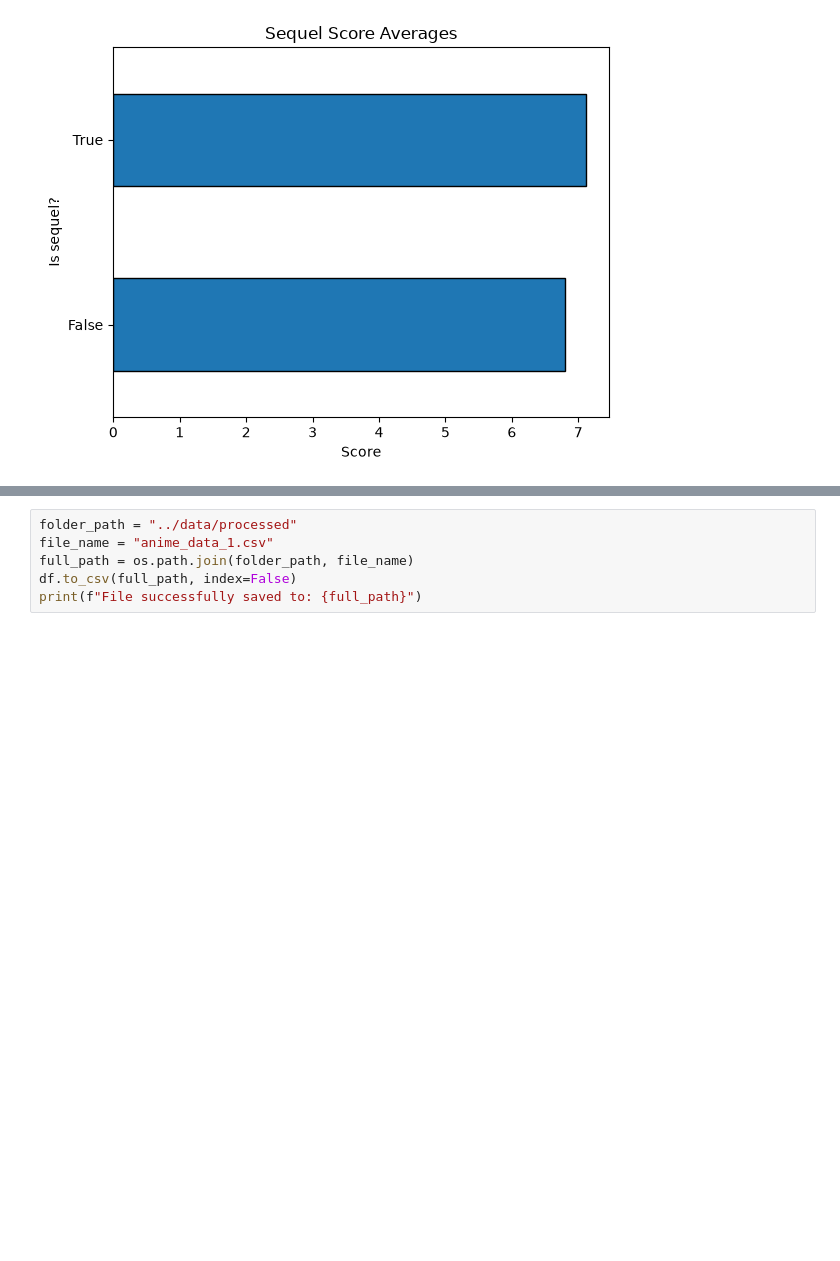
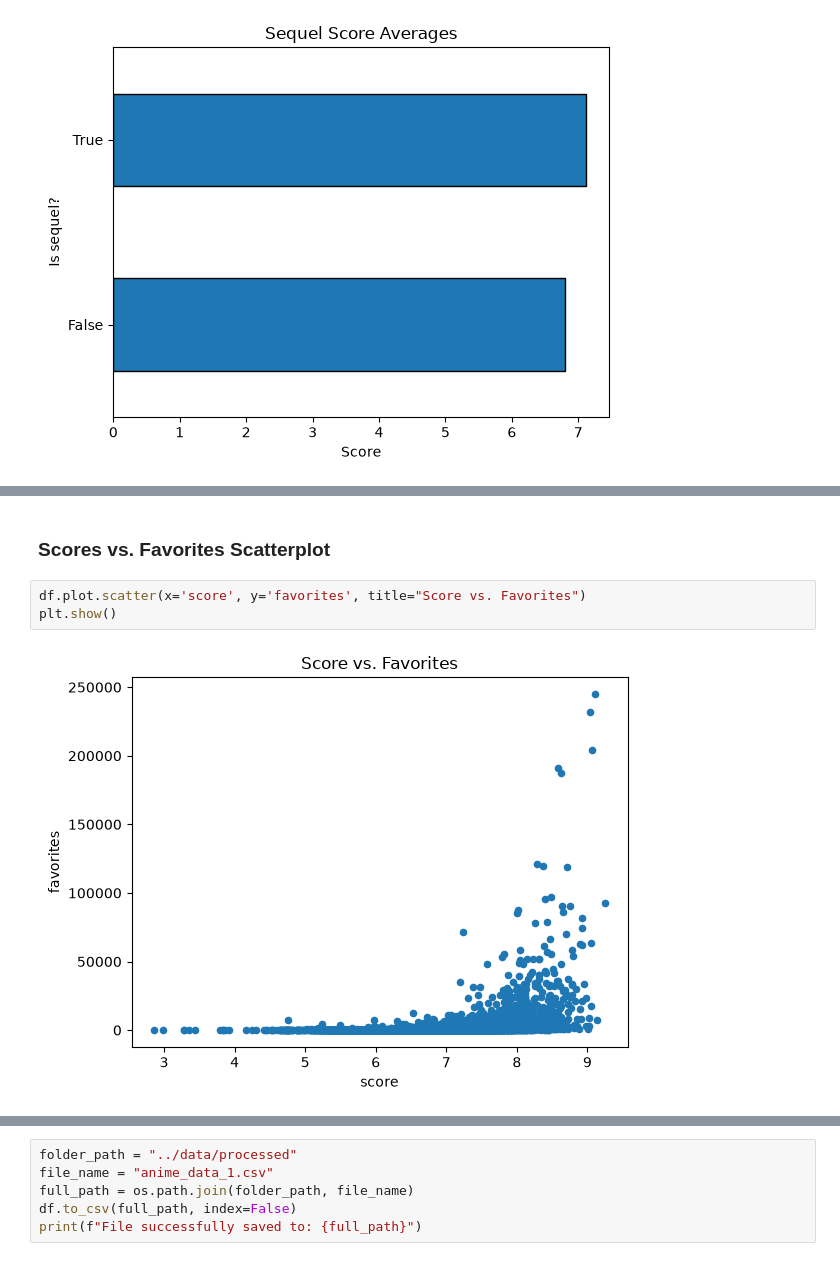
Before and after one commit to esan0983/FAL-Destroyer-3000, a Jupyter notebook: notebooks/02_eda.ipynb, the cells around one changed output, grey strips where cells are left out. Drawn from its saved outputs; the diff is of its cells as text; blank space fills up the shorter version.

```diff
--- a/notebooks/02_eda.ipynb
+++ b/notebooks/02_eda.ipynb
@@ -360,0 +368,7 @@ plt.show()
+# %% [markdown]
+### Scores vs. Favorites Scatterplot
+# %%
+df.plot.scatter(x='score', y='favorites', title="Score vs. Favorites")
+plt.show()
+# %% [output]
+[figure, added]
```
Also changed, not shown: parts of 9 cells of this notebook, 11 other files.
